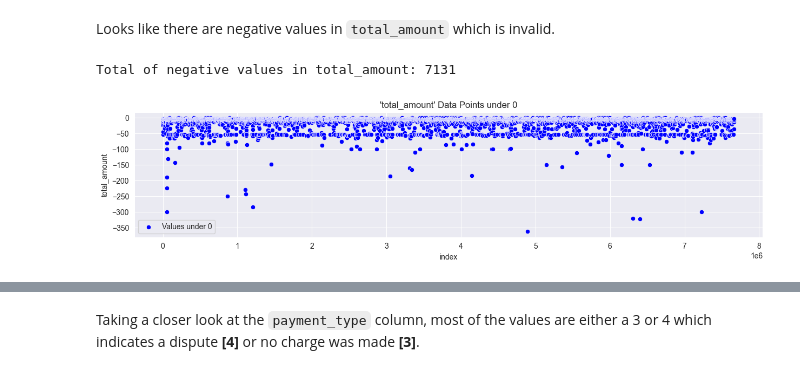
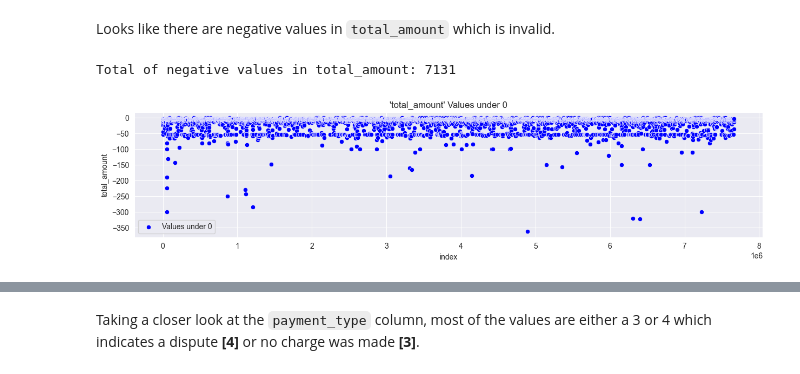
Before and after one commit to Cee-boop/New-York-Taxi-Analysis, a Jupyter notebook: presentable_notebook.ipynb, the cells around one changed output, grey strips where cells are left out. Saved outputs shown, nothing was run; the diff lists cells and outputs as text; code cells hidden in the pictures.

```diff
--- a/presentable_notebook.ipynb
+++ b/presentable_notebook.ipynb
@@ -183,15 +184,15 @@ Looks like there are negative values in `total_amount` which is invalid.
 # %%
 under_0 = df[df['total_amount'] < 0]
 print(f"Total of negative values in total_amount: {under_0.shape[0]}\n")
 
 plt.figure(figsize=(15, 3))
-plt.title("'total_amount' Data Points under 0")
+plt.title("'total_amount' Values under 0")
 sns.scatterplot(data=under_0.reset_index(), x='index', y='total_amount', label='Values under 0', color='blue')
 plt.legend()
 plt.show()
 # %% [output]
 Total of negative values in total_amount: 7131
-[figure, old version]
+[figure, new version]
 # %%
 under_0.head()
 # %% [output]
```
Also changed, not shown: parts of 11 cells of this notebook.
